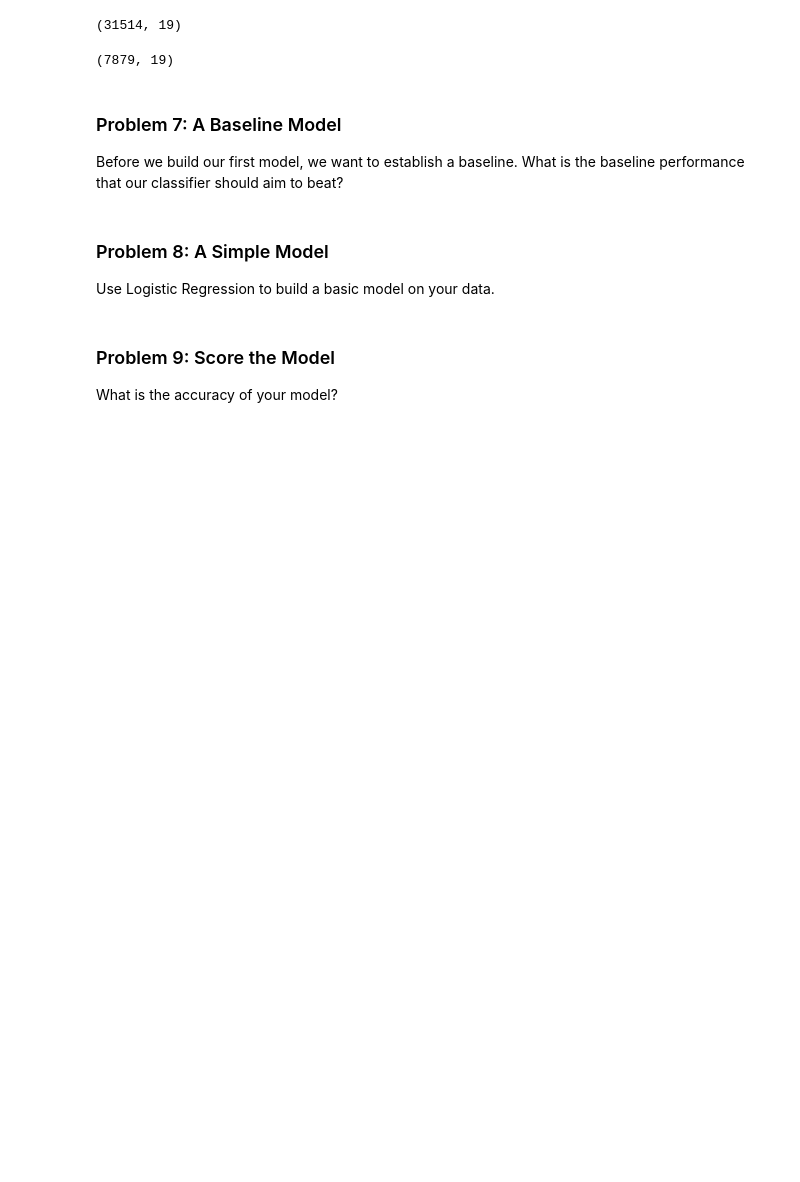
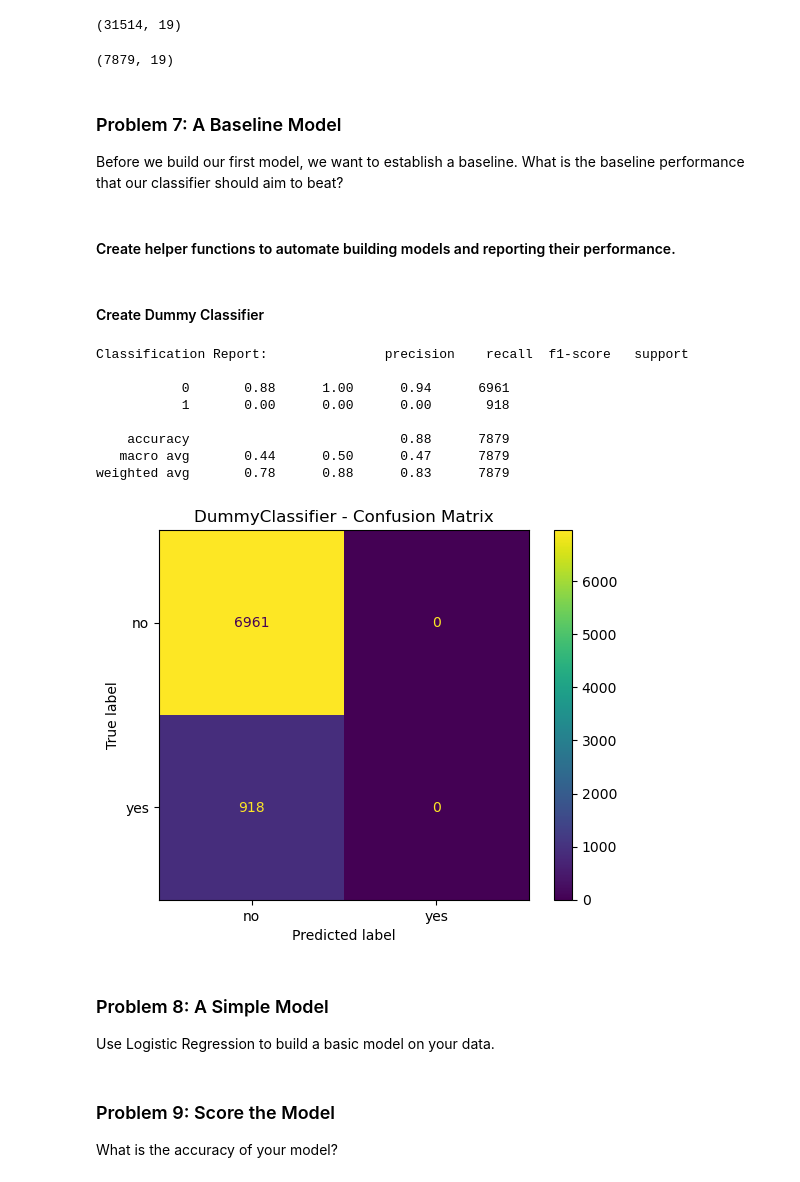
Before and after one commit to outdegree/BH-PCMLAI-M17-App3, a Jupyter notebook: prompt_III.ipynb, the cells around one changed output. Drawn from its saved outputs; the diff is of its cells as text; code cells hidden in the pictures; blank space fills up the shorter version.

Commit message:
Added DummyClassifier for baseline.

```diff
--- a/prompt_III.ipynb
+++ b/prompt_III.ipynb
@@ -614,6 +617,39 @@ X_test.shape
 ### Problem 7: A Baseline Model
 
 Before we build our first model, we want to establish a baseline.  What is the baseline performance that our classifier should aim to beat?
+# %% [markdown]
+#### Create helper functions to automate building models and reporting their performance.
+# %%
+target_labels = ['no', 'yes']
+# %%
+def fit_and_validate(model):
+    model_name = model.__class__.__name__
+    pipe = Pipeline([
+        ('transformer', column_transformer),
+        (model_name, model),
+    ])
+    pipe.fit(X_train, y_train)
+    y_hat = pipe.predict(X_test)
+    print('Classification Report:', classification_report(y_test, y_hat))
+    conf_m = confusion_matrix(y_test, y_hat)
+    disp = ConfusionMatrixDisplay(confusion_matrix = conf_m, display_labels = target_labels)
+    # Need to plot before we can get the axis.
+    disp.plot()
+    disp.ax_.set_title(model_name + ' - Confusion Matrix')
+# %% [markdown]
+#### Create Dummy Classifier
+# %%
+fit_and_validate(DummyClassifier())
+# %% [output]
+Classification Report:               precision    recall  f1-score   support
+
+           0       0.88      1.00      0.94      6961
+           1       0.00      0.00      0.00       918
+
+    accuracy                           0.88      7879
+   macro avg       0.44      0.50      0.47      7879
+weighted avg       0.78      0.88      0.83      7879
+[figure, added]
 # %% [markdown]
 ### Problem 8: A Simple Model
 
```
Also changed, not shown: parts of 1 cell of this notebook.
